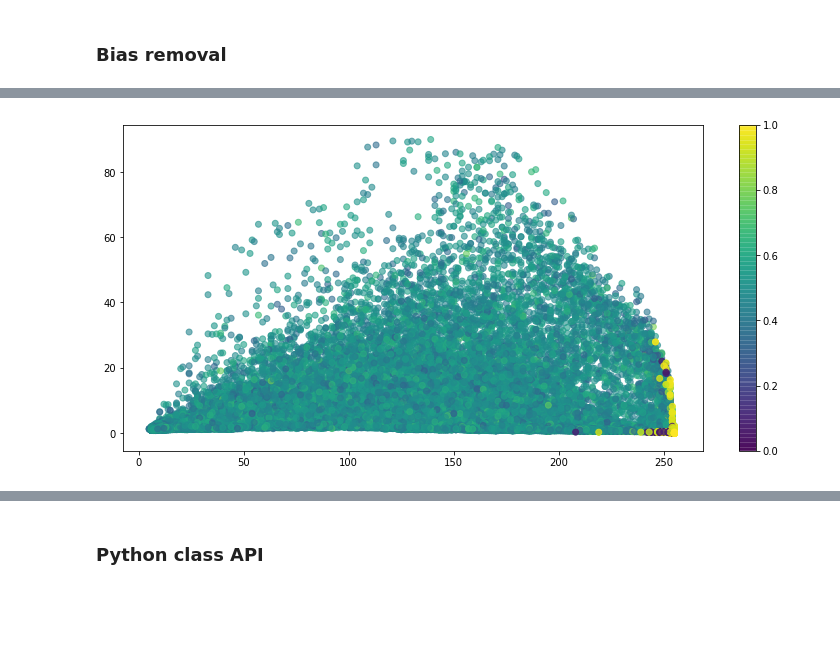
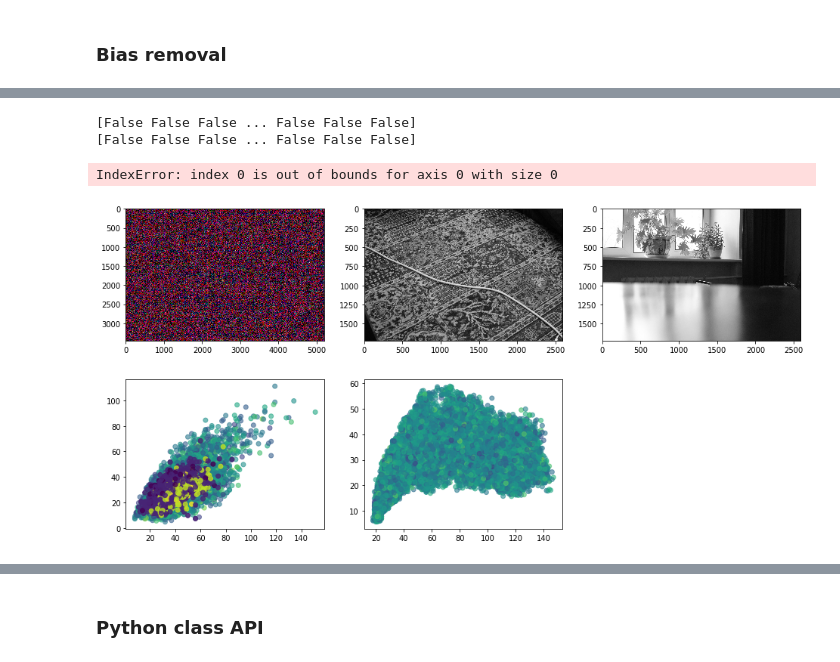
Before and after one commit to apnkv/btrng, a Jupyter notebook: report.ipynb, the cells around one changed output, grey strips where cells are left out. Drawn from its saved outputs; the diff is of its cells as text; code cells hidden in the pictures; blank space fills up the shorter version.

```diff
--- a/report.ipynb
+++ b/report.ipynb
@@ -89,12 +90,13 @@ def pixel_statistics_unclipped(photos, nbits=1):
     last_bit_mean = last_bit_mean.reshape(-1)
     return mean, std, last_bit_mean
 
-def plot_biasedness(folder, points=5000, random_seed=None, fmt='jpg', legend=True):
+def plot_biasedness(folder, points=5000, random_seed=42, fmt='jpg', legend=True):
     photos = load_photos_from_folder(folder, fmt)
     mean, std, last_bit_mean = pixel_statistics_unclipped(photos)
     np.random.seed(random_seed)
     choice = np.random.choice(np.arange(len(mean)), points, replace=False)
     plt.title('')
+    plt.xlabel('Mean brightness')
     bad_indices = np.abs(last_bit_mean[choice] - 0.5) >= 0.4
     plt.scatter(mean[choice], std[choice], c=last_bit_mean[choice], alpha=0.6)
     plt.scatter(mean[choice][bad_indices], std[choice][bad_indices],
@@ -123,17 +128,20 @@ plt.show()
 # %%
 plt.figure(figsize=(16, 8))
 plt.subplot(231)
-plt.imshow(rawpy.imread('photos/dslr_closedlens/1.CR2').convert('L'))
+plt.imshow(rawpy.imread('photos/dslr_closedlens/1.CR2').postprocess())
 plt.subplot(232)
-plt.imshow(Image.open('photos/iphone8/IMG_0553.JPG').convert('L'))
+plt.imshow(Image.open('photos/dslr_casual/1.JPG').convert('L'))
 plt.subplot(233)
-plt.imshow(Image.open('photos/iphone8_dark/IMG_0598.JPG').convert('L'))
+plt.imshow(Image.open('photos/dslr_static/_MG_5862.JPG').convert('L'))
 plt.subplot(234)
-plot_biasedness('photos/iphone8_wrong_whitepoint/', 50000, 42, legend=False)
+plot_biasedness('photos/dslr_closedlens/', 50000, 42, legend=False, fmt='cr2')
 plt.subplot(235)
-plot_biasedness('photos/iphone8/', 50000, 42, legend=False)
+plot_biasedness('photos/dslr_casual/', 50000, 42, legend=False)
 plt.subplot(236)
-plot_biasedness('photos/iphone8_dark/', 50000, 42, legend=True)
+plot_biasedness('photos/dslr_static/', 50000, 42, legend=True)
 plt.show()
 # %% [output]
+[False False False ... False False False]
+[False False False ... False False False]
+IndexError: index 0 is out of bounds for axis 0 with size 0
-[figure, old version]
+[figure, new version]
```
Also changed, not shown: parts of 17 cells of this notebook, 15 other files.
